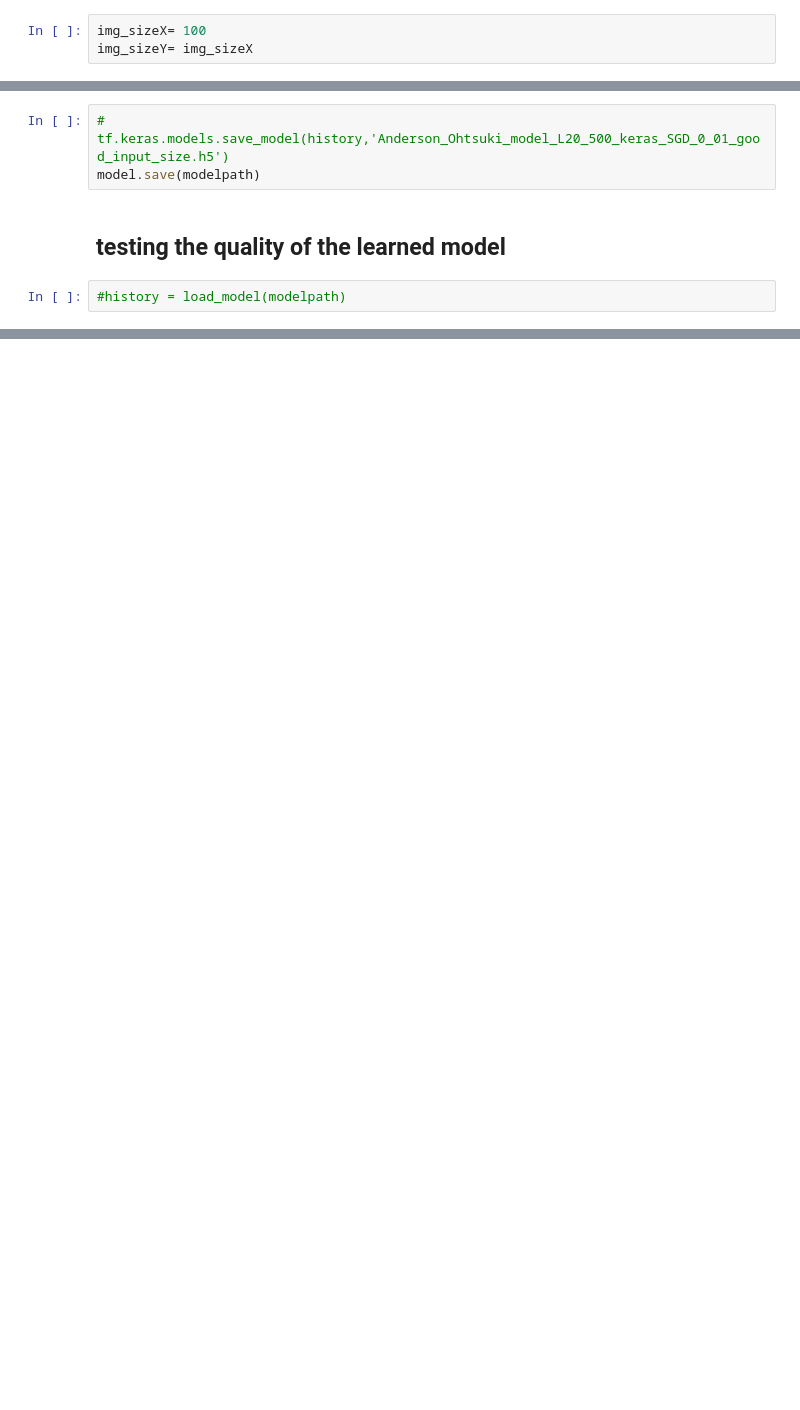
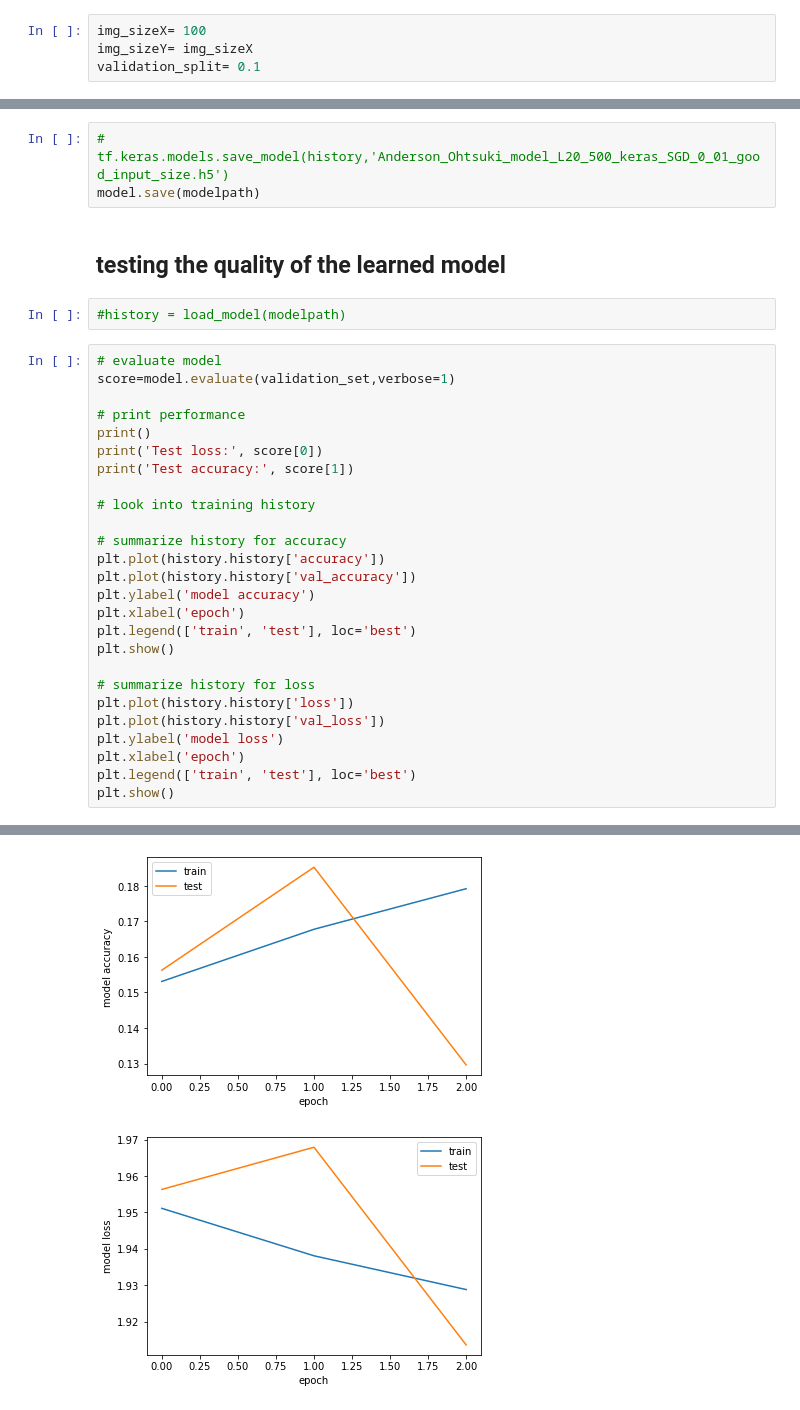
Before and after one commit to Zephromonia/MachineLearning-Anderson, a Jupyter notebook: src/AM-Keras-CNN-Lxx-SSS-Exx-IMGxxx.ipynb, the cells around one changed output, grey strips where cells are left out. Drawn from its saved outputs; the diff is of its cells as text; blank space fills up the shorter version.

```diff
--- a/src/AM-Keras-CNN-Lxx-SSS-Exx-IMGxxx.ipynb
+++ b/src/AM-Keras-CNN-Lxx-SSS-Exx-IMGxxx.ipynb
@@ -91,6 +91,7 @@ tf.compat.v2.random.set_seed(myseed+3)
 # %%
 img_sizeX= 100
 img_sizeY= img_sizeX
+validation_split= 0.1
 # %%
 from keras.preprocessing.image import ImageDataGenerator
 
@@ -213,3 +250,30 @@ model.save(modelpath)
 ## testing the quality of the learned model
 # %%
 #history = load_model(modelpath)
+# %%
+# evaluate model
+score=model.evaluate(validation_set,verbose=1)
+
+# print performance
+print()
+print('Test loss:', score[0])
+print('Test accuracy:', score[1])
+
+# look into training history
+
+# summarize history for accuracy
+plt.plot(history.history['accuracy'])
+plt.plot(history.history['val_accuracy'])
+plt.ylabel('model accuracy')
+plt.xlabel('epoch')
+plt.legend(['train', 'test'], loc='best')
+plt.show()
+
+# summarize history for loss
+plt.plot(history.history['loss'])
+plt.plot(history.history['val_loss'])
+plt.ylabel('model loss')
+plt.xlabel('epoch')
+plt.legend(['train', 'test'], loc='best')
+plt.show()
+# %% [output]
@@ -216,3 +284,5 @@ model.save(modelpath)
+[figure, added]
+[figure, added]
 # %%
 validation_set.reset()
 label=validation_set.class_indices.keys()
```
Also changed, not shown: parts of 16 cells of this notebook, 1 other file.
